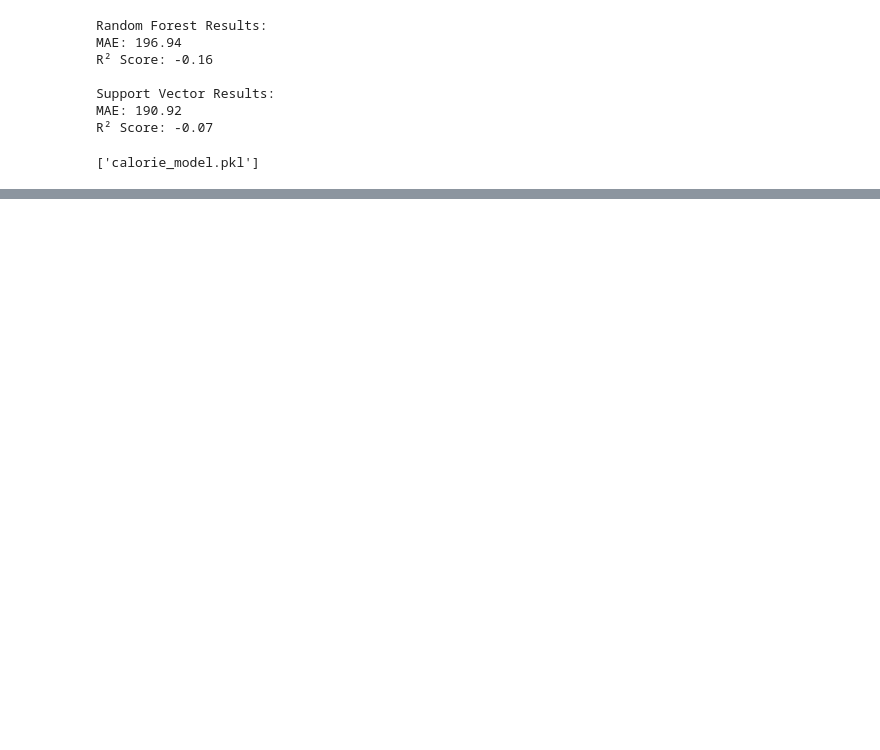
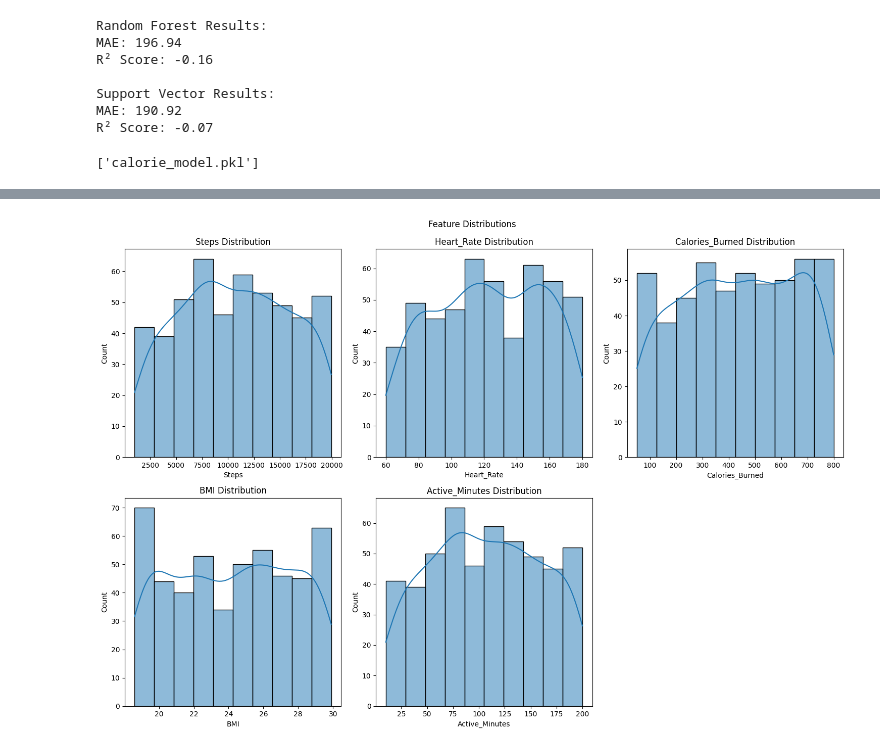
Before and after one commit to Techbarsha/fitness-tracker, a Jupyter notebook: model_training.ipynb, the cells around one changed output, grey strips where cells are left out. Saved outputs shown, nothing was run; the diff lists cells and outputs as text; code cells hidden in the pictures; blank space fills up the shorter version.

```diff
--- a/model_training.ipynb
+++ b/model_training.ipynb
@@ -115,0 +178,97 @@ R² Score: -0.07
+# %%
+# Step 4: Model Training with Enhanced Visualizations (Fixed)
+import pandas as pd
+import numpy as np
+import matplotlib.pyplot as plt
+import seaborn as sns
+from sklearn.model_selection import train_test_split
+from sklearn.ensemble import RandomForestRegressor
+from sklearn.metrics import mean_absolute_error, r2_score
+import joblib
+from scipy import stats
+
+# Load and preprocess data
+df = pd.read_csv('/content/fitness_tracker.csv')
+df = df.drop('User_ID', axis=1)
+
+# 1. Convert categorical feature first
+df_encoded = pd.get_dummies(df, columns=['Workout_Intensity'], prefix='Intensity')
+
+# 2. Feature Distributions
+plt.figure(figsize=(15, 10))
+features = ['Steps', 'Heart_Rate', 'Calories_Burned', 'BMI', 'Active_Minutes']
+for i, feature in enumerate(features, 1):
+    plt.subplot(2, 3, i)
+    sns.histplot(df[feature], kde=True)
+    plt.title(f'{feature} Distribution')
+plt.tight_layout()
+plt.suptitle('Feature Distributions', y=1.02)
+plt.show()
+
+# 3. Correlation Matrix (using encoded data)
+plt.figure(figsize=(12, 8))
+corr_matrix = df_encoded.corr()
+mask = np.triu(np.ones_like(corr_matrix, dtype=bool))
+sns.heatmap(corr_matrix, annot=True, fmt=".2f", cmap='coolwarm', mask=mask)
+plt.title('Feature Correlation Matrix')
+plt.show()
+
+# 4. Workout Intensity Analysis (using original categorical data)
+plt.figure(figsize=(10, 6))
+sns.boxplot(x='Workout_Intensity', y='Calories_Burned', data=df)
+plt.title('Calorie Burn by Workout Intensity')
+plt.xlabel('Workout Intensity')
+plt.ylabel('Calories Burned')
+plt.show()
+
+# Prepare data for modeling
+X = df_encoded.drop('Calories_Burned', axis=1)
+y = df_encoded['Calories_Burned']
+X_train, X_test, y_train, y_test = train_test_split(X, y, test_size=0.2, random_state=42)
+
+# Train model
+rf = RandomForestRegressor(n_estimators=100, random_state=42)
+rf.fit(X_train, y_train)
+
+# 5. Feature Importance
+plt.figure(figsize=(12, 6))
+feature_imp = pd.Series(rf.feature_importances_, index=X.columns)
+feature_imp = feature_imp.sort_values(ascending=False)
+sns.barplot(x=feature_imp.values, y=feature_imp.index, palette='viridis')
+plt.title('Feature Importance Ranking')
+plt.xlabel('Relative Importance')
+plt.ylabel('Features')
+plt.show()
+
+# 6. Prediction Analysis
+predictions = rf.predict(X_test)
+
+# Actual vs Predicted
+plt.figure(figsize=(10, 6))
+sns.scatterplot(x=y_test, y=predictions, alpha=0.6)
+plt.plot([y.min(), y.max()], [y.min(), y.max()], 'k--', lw=2)
+plt.xlabel('Actual Values')
+plt.ylabel('Predicted Values')
+plt.title('Actual vs Predicted Calories Burned')
+plt.show()
+
+# 7. Residual Analysis
+residuals = y_test - predictions
+plt.figure(figsize=(15, 5))
+
+plt.subplot(1, 2, 1)
+sns.histplot(residuals, kde=True)
+plt.title('Residual Distribution')
+
+plt.subplot(1, 2, 2)
+stats.probplot(residuals, plot=plt)
+plt.title('Q-Q Plot of Residuals')
+
+plt.tight_layout()
+plt.show()
+
+# Save model
+joblib.dump(rf, 'calorie_model.pkl')
+print("Model training complete with enhanced visualizations!")
+# %% [output]
+[figure, added]
```
Also changed, not shown: parts of 5 cells of this notebook.
